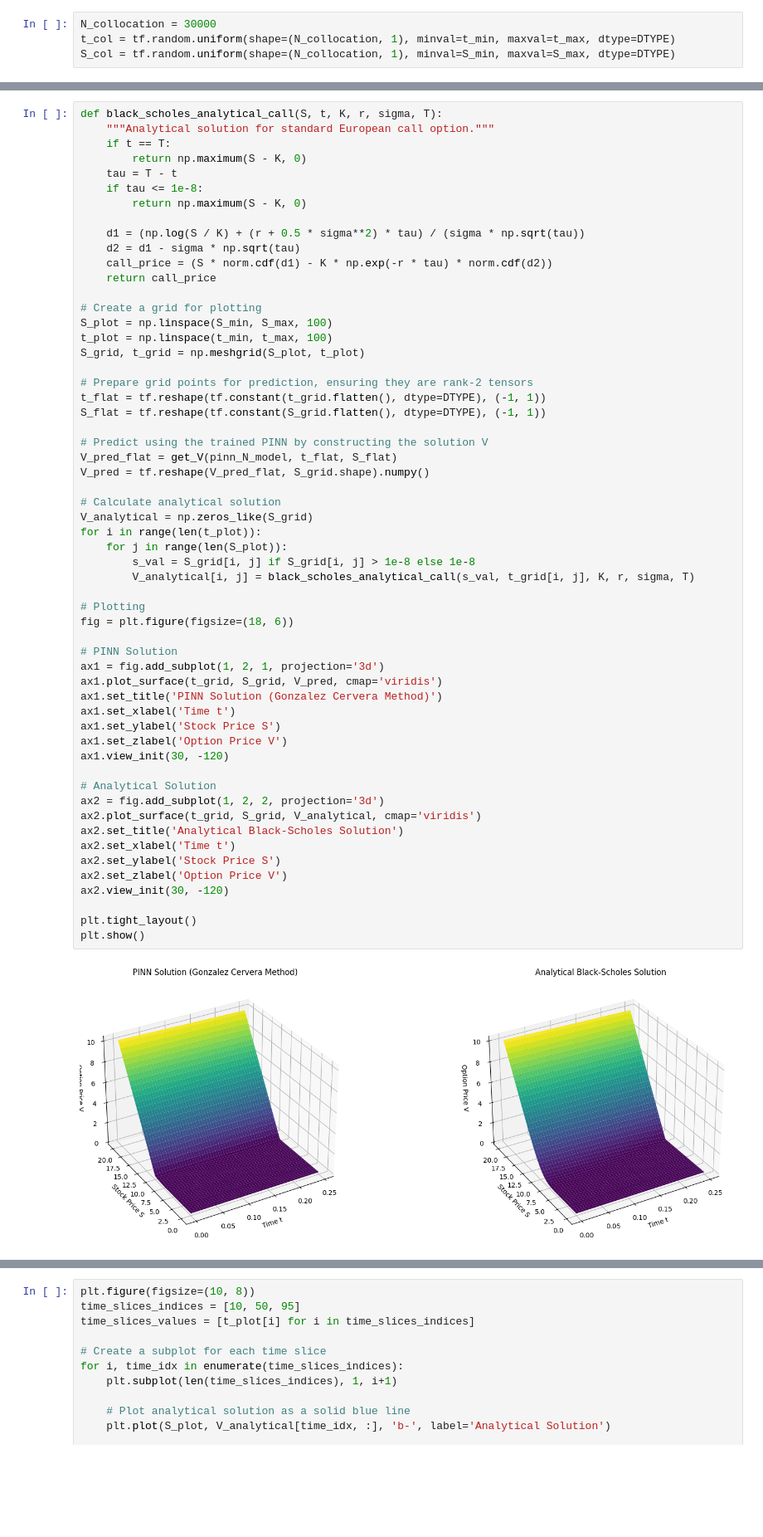
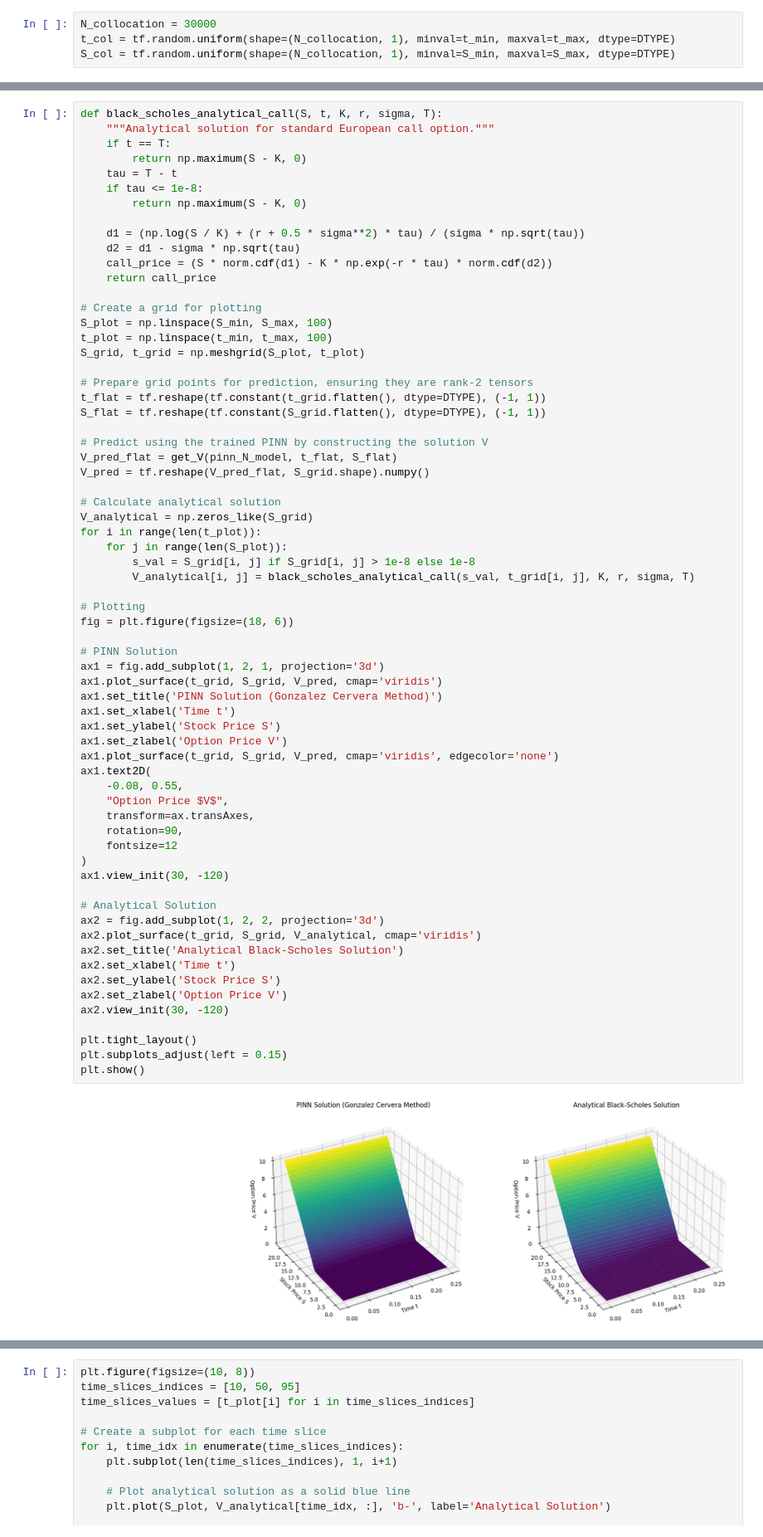
Before and after one commit to Code-With-Aagam/M.Tech_Thesis_Code, a Jupyter notebook: Black_Scholes_Thesis_Full_Code.ipynb, the cells around one changed output, grey strips where cells are left out. Shown at 83% size. Saved outputs shown, nothing was run; the diff lists cells and outputs as text; blank space fills up the shorter version.

```diff
--- a/Black_Scholes_Thesis_Full_Code.ipynb
+++ b/Black_Scholes_Thesis_Full_Code.ipynb
@@ -161,31 +169,40 @@ V_pred = tf.reshape(V_pred_flat, S_grid.shape).numpy()
 V_analytical = np.zeros_like(S_grid)
 for i in range(len(t_plot)):
     for j in range(len(S_plot)):
         s_val = S_grid[i, j] if S_grid[i, j] > 1e-8 else 1e-8
         V_analytical[i, j] = black_scholes_analytical_call(s_val, t_grid[i, j], K, r, sigma, T)
 
 # Plotting
 fig = plt.figure(figsize=(18, 6))
 
 # PINN Solution
 ax1 = fig.add_subplot(1, 2, 1, projection='3d')
 ax1.plot_surface(t_grid, S_grid, V_pred, cmap='viridis')
 ax1.set_title('PINN Solution (Gonzalez Cervera Method)')
 ax1.set_xlabel('Time t')
 ax1.set_ylabel('Stock Price S')
 ax1.set_zlabel('Option Price V')
+ax1.plot_surface(t_grid, S_grid, V_pred, cmap='viridis', edgecolor='none')
+ax1.text2D(
+    -0.08, 0.55,
+    "Option Price $V$",
+    transform=ax.transAxes,
+    rotation=90,
+    fontsize=12
+)
 ax1.view_init(30, -120)
 
 # Analytical Solution
 ax2 = fig.add_subplot(1, 2, 2, projection='3d')
 ax2.plot_surface(t_grid, S_grid, V_analytical, cmap='viridis')
 ax2.set_title('Analytical Black-Scholes Solution')
 ax2.set_xlabel('Time t')
 ax2.set_ylabel('Stock Price S')
 ax2.set_zlabel('Option Price V')
 ax2.view_init(30, -120)
 
 plt.tight_layout()
+plt.subplots_adjust(left = 0.15)
 plt.show()
 # %% [output]
-[figure, old version]
+[figure, new version]
```
Also changed, not shown: parts of 48 cells of this notebook.
